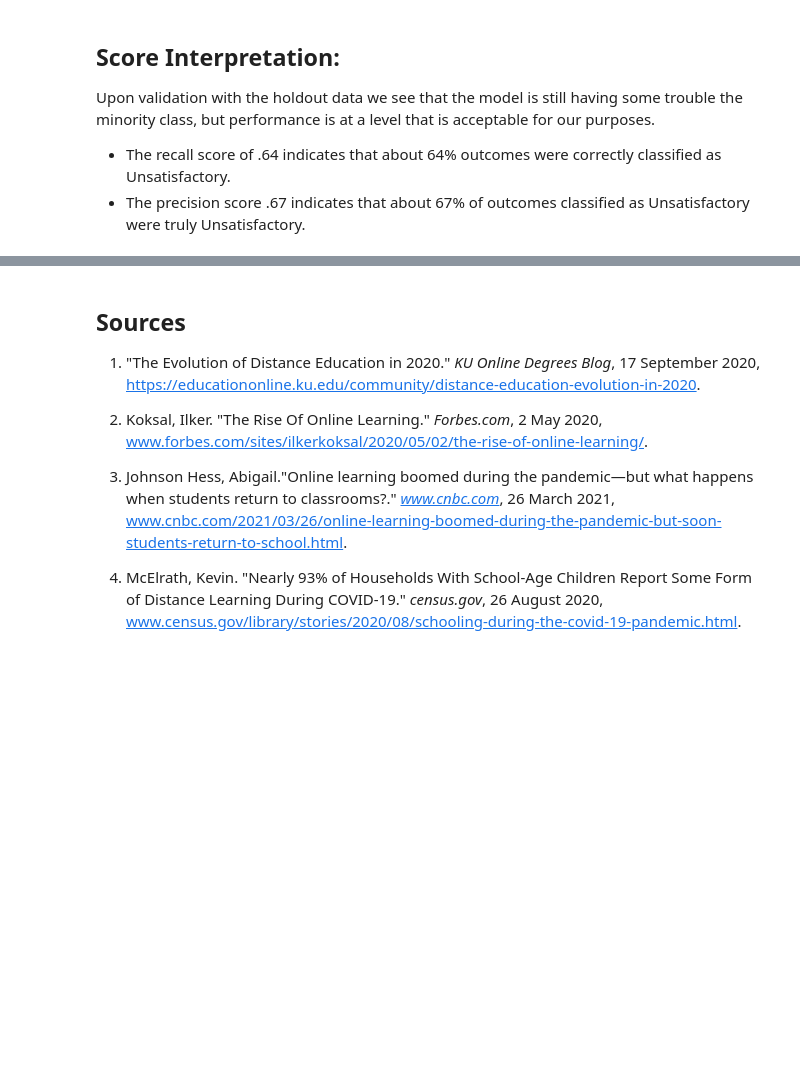
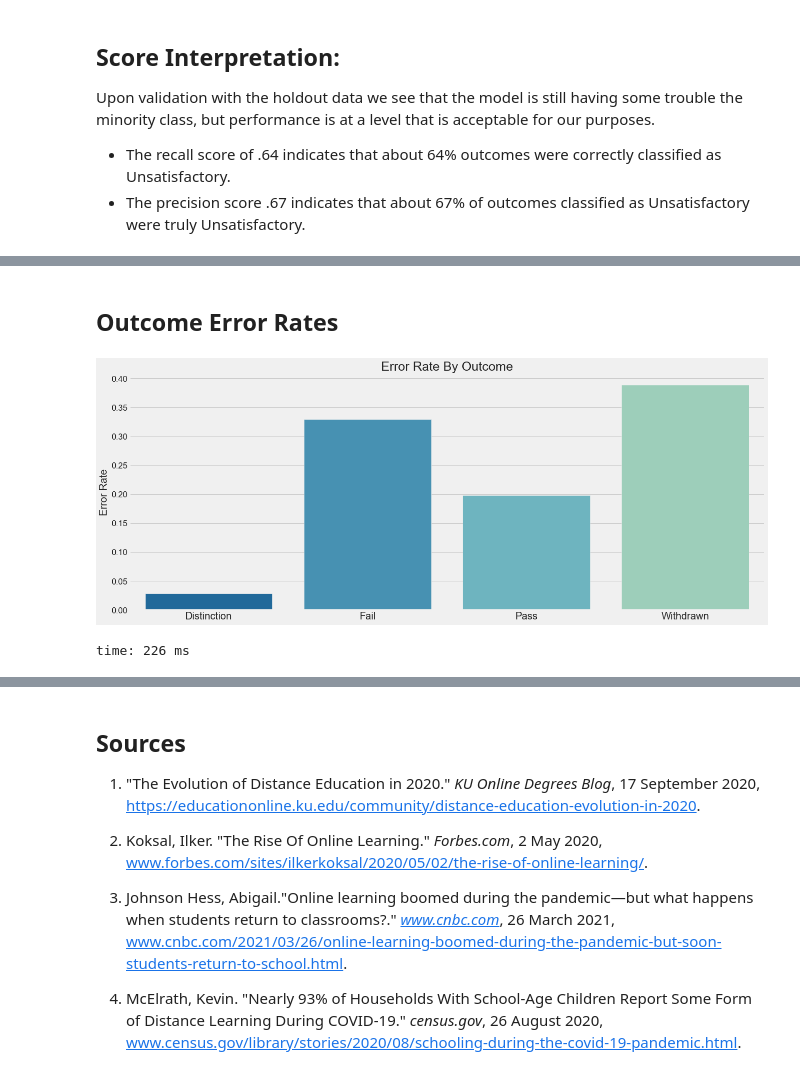
Before and after one commit to jeffreyhwatson/online_outcomes, a Jupyter notebook: notebooks/report/report.ipynb, the cells around one changed output, grey strips where cells are left out. Cells and saved outputs as stored; diff of their text form; code cells hidden in the pictures; blank space fills up the shorter version.

```diff
--- a/notebooks/report/report.ipynb
+++ b/notebooks/report/report.ipynb
@@ -773,0 +863,7 @@ Upon validation with the holdout data we see that the model is still having some
+# %% [markdown]
+## Outcome Error Rates
+# %%
+v.error_rate(errors, 'class_errors')
+# %% [output]
+[figure, added]
+time: 226 ms
```
Also changed, not shown: parts of 66 cells of this notebook, 6 other files.
